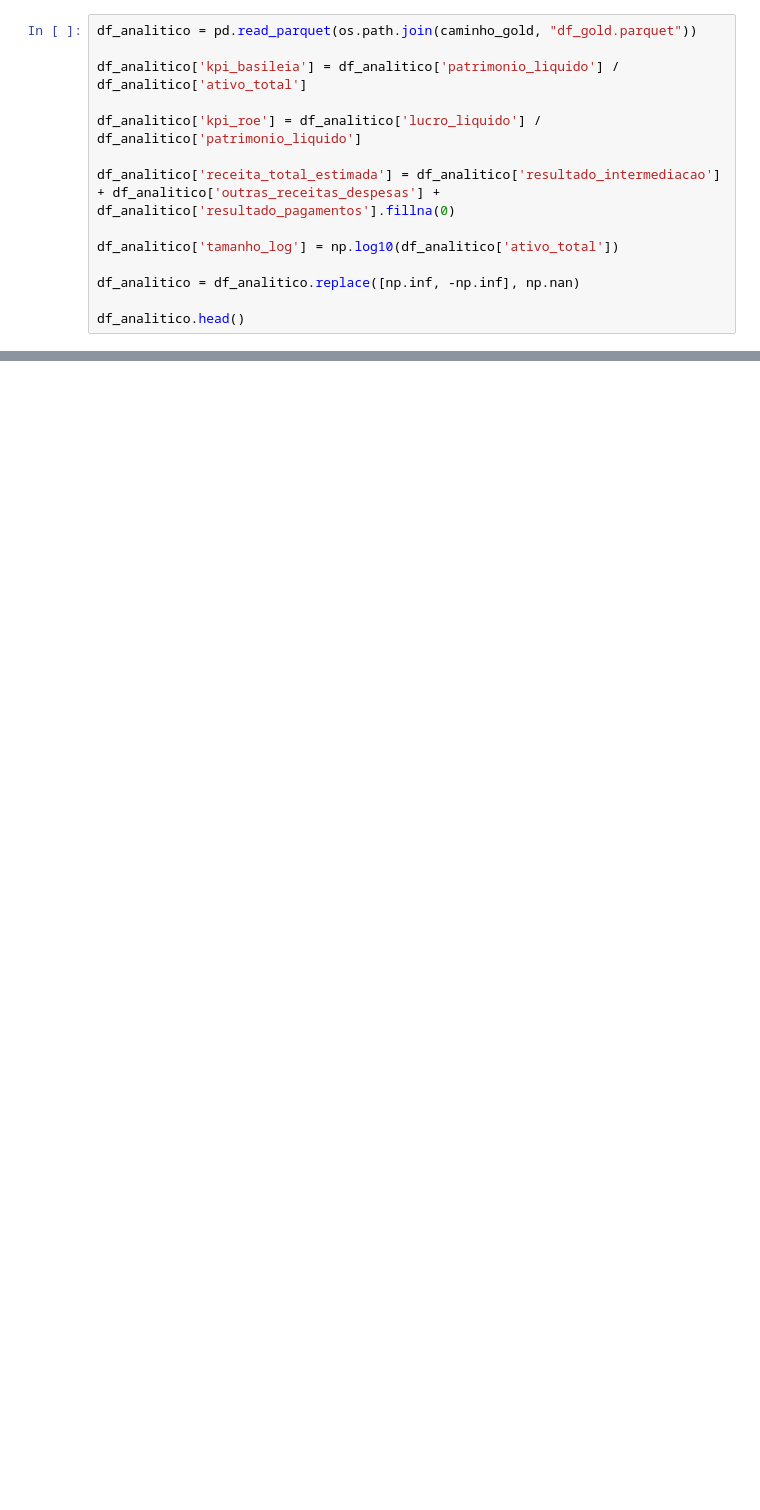
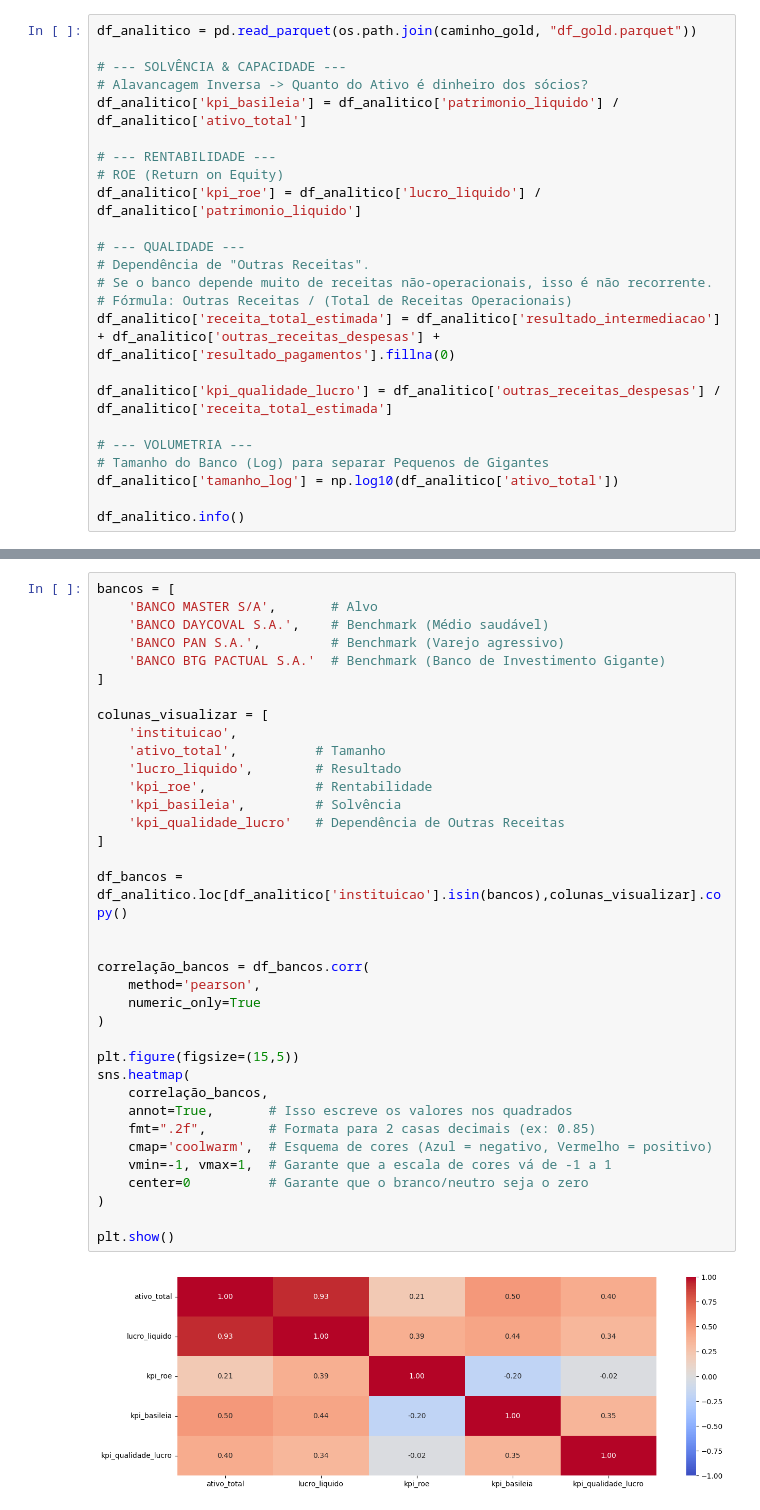
Before and after one commit to ThiagoPBorges/Banco-Master-Analise, a Jupyter notebook: notebook/03_feature_engineering.ipynb, the cells around one changed output, grey strips where cells are left out. Saved outputs shown, nothing was run; the diff lists cells and outputs as text; blank space fills up the shorter version.

```diff
--- a/notebook/03_feature_engineering.ipynb
+++ b/notebook/03_feature_engineering.ipynb
@@ -10,15 +15,25 @@ pd.set_option('display.float_format', '{:,.2f}'.format)
 # %%
 df_analitico = pd.read_parquet(os.path.join(caminho_gold, "df_gold.parquet"))
 
+# --- SOLVÊNCIA & CAPACIDADE ---
+# Alavancagem Inversa -> Quanto do Ativo é dinheiro dos sócios?
 df_analitico['kpi_basileia'] = df_analitico['patrimonio_liquido'] / df_analitico['ativo_total']
 
+# --- RENTABILIDADE ---
+# ROE (Return on Equity)
 df_analitico['kpi_roe'] = df_analitico['lucro_liquido'] / df_analitico['patrimonio_liquido']
 
+# --- QUALIDADE ---
+# Dependência de "Outras Receitas".
+# Se o banco depende muito de receitas não-operacionais, isso é não recorrente.
+# Fórmula: Outras Receitas / (Total de Receitas Operacionais)
 df_analitico['receita_total_estimada'] = df_analitico['resultado_intermediacao'] + df_analitico['outras_receitas_despesas'] + df_analitico['resultado_pagamentos'].fillna(0)
 
+df_analitico['kpi_qualidade_lucro'] = df_analitico['outras_receitas_despesas'] / df_analitico['receita_total_estimada']
+
+# --- VOLUMETRIA ---
+# Tamanho do Banco (Log) para separar Pequenos de Gigantes
 df_analitico['tamanho_log'] = np.log10(df_analitico['ativo_total'])
 
-df_analitico = df_analitico.replace([np.inf, -np.inf], np.nan)
-
-df_analitico.head()
+df_analitico.info()
 # %% [output]
@@ -31,0 +86,38 @@ df_analitico.head()
+# %%
+bancos = [
+    'BANCO MASTER S/A',       # Alvo
+    'BANCO DAYCOVAL S.A.',    # Benchmark (Médio saudável)
+    'BANCO PAN S.A.',         # Benchmark (Varejo agressivo)
+    'BANCO BTG PACTUAL S.A.'  # Benchmark (Banco de Investimento Gigante)
+]
+
+colunas_visualizar = [
+    'instituicao',
+    'ativo_total',          # Tamanho
+    'lucro_liquido',        # Resultado
+    'kpi_roe',              # Rentabilidade
+    'kpi_basileia',         # Solvência
+    'kpi_qualidade_lucro'   # Dependência de Outras Receitas
+]
+
+df_bancos = df_analitico.loc[df_analitico['instituicao'].isin(bancos),colunas_visualizar].copy()
+
+
+correlação_bancos = df_bancos.corr(
+    method='pearson',
+    numeric_only=True
+)
+
+plt.figure(figsize=(15,5))
+sns.heatmap(
+    correlação_bancos,
+    annot=True,       # Isso escreve os valores nos quadrados
+    fmt=".2f",        # Formata para 2 casas decimais (ex: 0.85)
+    cmap='coolwarm',  # Esquema de cores (Azul = negativo, Vermelho = positivo)
+    vmin=-1, vmax=1,  # Garante que a escala de cores vá de -1 a 1
+    center=0          # Garante que o branco/neutro seja o zero
+)
+
+plt.show()
+# %% [output]
+[figure, added]
```
Also changed, not shown: parts of 9 cells of this notebook, 7 other files.
